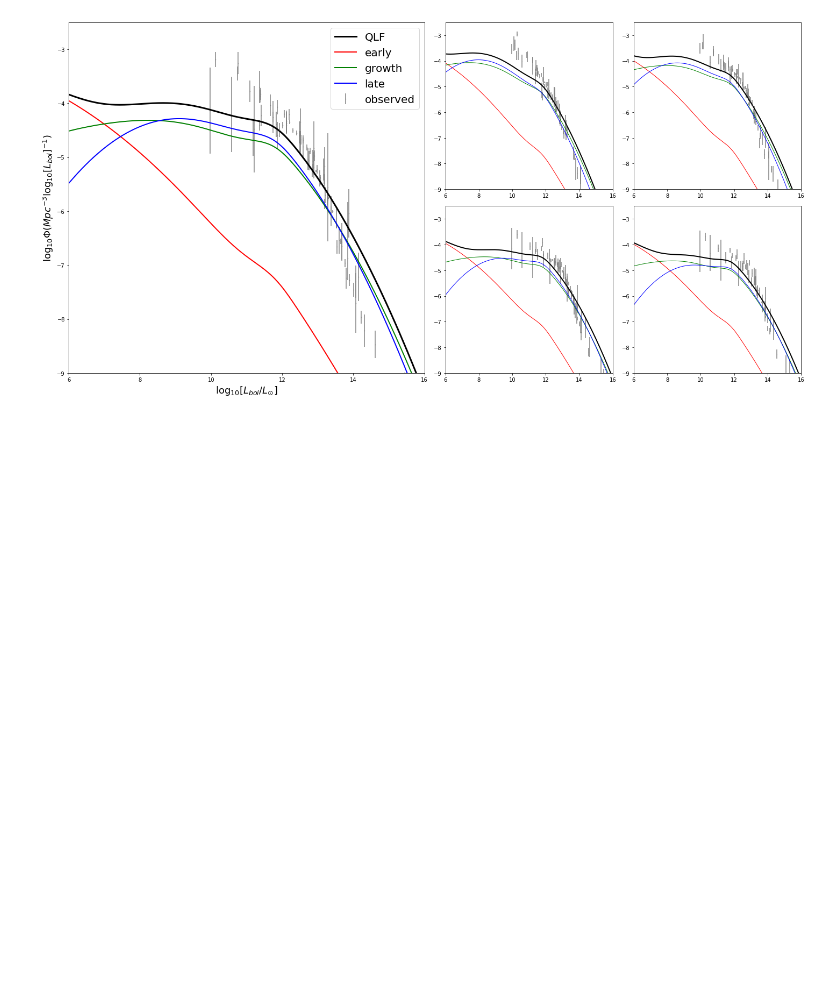
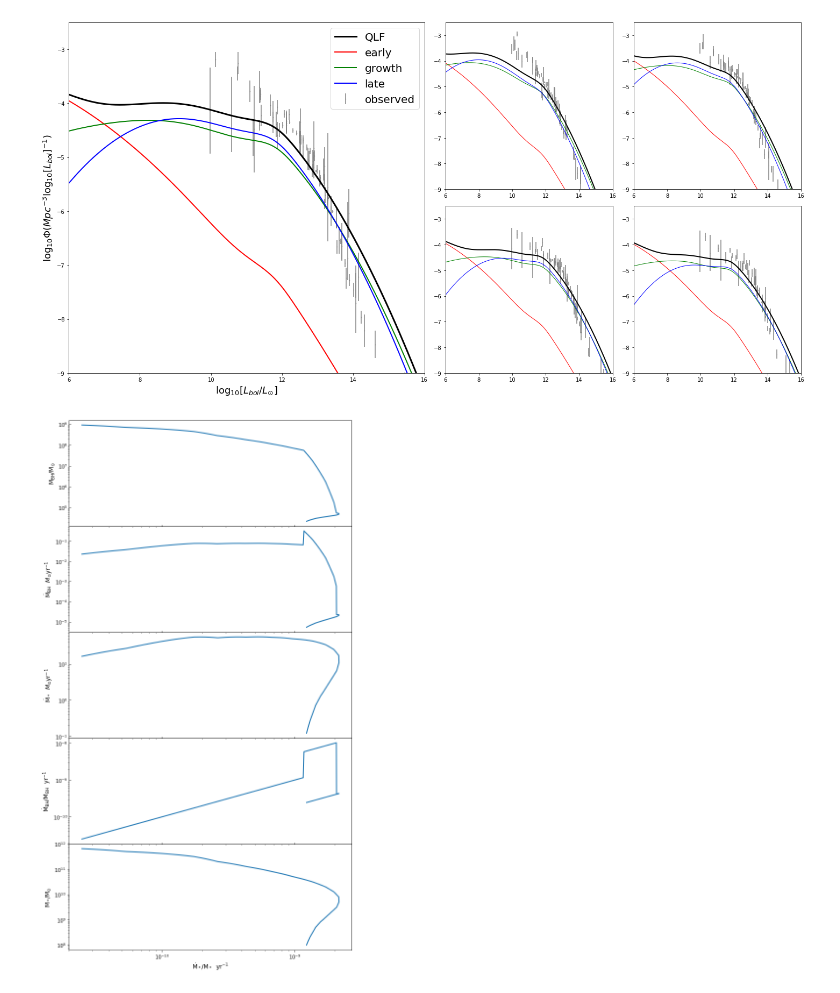
Before and after one commit to megantillman/get_QLF, a Jupyter notebook: paper_plots.ipynb, the cells around one changed output. Cells and saved outputs as stored; diff of their text form; code cells hidden in the pictures; blank space fills up the shorter version.

Commit message:
trying to fix the smhm scatter

```diff
--- a/paper_plots.ipynb
+++ b/paper_plots.ipynb
@@ -474,3 +474,76 @@ for z, i, j in zip([0.5,1.0,2.0,2.5],[0,0,1,1],[2,3,2,3]):
 plt.tight_layout()
 # %% [output]
 [figure]
+# %%
+# qlf = QLF(1.5, 500)
+# qlf.get_dNdlnMstar(0.7)
+# qlf.get_SMBM(0.3)
+# qlf.LumBins = np.linspace(6,18,1000)
+# qlf.get_dNdlnL([5,3])
+# MdotBH = np.e**(qlf.Mdot_mu_sig[:,3])/(3.17098e-8*2e33) ## Mdot yr-1
+# MdotStar = np.e**qlf.Mdot_mu_sig[:,5] * 10**(qlf.StellBins)
+# SSFR = np.e**qlf.Mdot_mu_sig[:,5]
+# SBHR = np.e**qlf.Mdot_mu_sig[:,4] * 3.154e7
+# Mbh = 10**(qlf.StellBins * qlf.m + qlf.b)
+#Mstar = 10**qlf.StellBins
+
+y_list1 = [SSFR, SBHR, MdotStar, MdotBH, Mbh]
+x1, file1, xlabel1 = Mstar, 'Mstar', r'$\rmM_*/M_{\odot}$'
+y_list2 = [SSFR, SBHR, MdotStar, MdotBH, Mstar]
+x2, file2, xlabel2 = Mbh, 'Mbh', r'$\rmM_{\rmBH}/M_{\odot}$'
+y_list3 = [SSFR, SBHR, MdotStar, Mstar, Mbh]
+x3, file3, xlabel3 = MdotBH, 'MdotBH', r'$\dot{\rmM}_{\rmBH} \ \ M_{\odot} \rmyr^{-1}$'
+y_list4 = [SSFR, SBHR, Mstar, MdotBH, Mbh]
+x4, file4, xlabel4 = MdotStar, 'MdotStar', r'$\dot{\rmM}_* \ \ M_{\odot} \rmyr^{-1}$'
+y_list5 = [SSFR, Mstar, MdotStar, MdotBH, Mbh]
+x5, file5, xlabel5 = SBHR, 'SBHR', r'$\dot{\rmM}_{\rmBH}/\rmM_{\rmBH} \ \ \rmyr^{-1}$'
+y_list6 = [Mstar, SBHR, MdotStar, MdotBH, Mbh]
+x6, file6, xlabel6 = SSFR, 'SSFR', r'$\dot{\rmM}_*/\rmM_* \ \ \rmyr^{-1}$'
+
+label_list1 = [r'$\dot{\rmM}_*/\rmM_* \ \ \rmyr^{-1}$', r'$\dot{\rmM}_{\rmBH}/\rmM_{\rmBH} \ \ \rmyr^{-1}$',\
+              r'$\dot{\rmM}_* \ \ M_{\odot} \rmyr^{-1}$', r'$\dot{\rmM}_{\rmBH} \ \ M_{\odot} \rmyr^{-1}$', r'$\rmM_{\rmBH}/M_{\odot}$']
+label_list2 = [r'$\dot{\rmM}_*/\rmM_* \ \ \rmyr^{-1}$', r'$\dot{\rmM}_{\rmBH}/\rmM_{\rmBH} \ \ \rmyr^{-1}$',\
+              r'$\dot{\rmM}_* \ \ M_{\odot} \rmyr^{-1}$', r'$\dot{\rmM}_{\rmBH} \ \ M_{\odot} \rmyr^{-1}$', r'$\rmM_*/M_{\odot}$']
+label_list3 = [r'$\dot{\rmM}_*/\rmM_* \ \ \rmyr^{-1}$', r'$\dot{\rmM}_{\rmBH}/\rmM_{\rmBH} \ \ \rmyr^{-1}$',\
+              r'$\dot{\rmM}_* \ \ M_{\odot} \rmyr^{-1}$', r'$\rmM_*/M_{\odot}$', r'$\rmM_{\rmBH}/M_{\odot}$']
+label_list4 = [r'$\dot{\rmM}_*/\rmM_* \ \ \rmyr^{-1}$', r'$\dot{\rmM}_{\rmBH}/\rmM_{\rmBH} \ \ \rmyr^{-1}$',\
+              r'$\rmM_*/M_{\odot}$', r'$\dot{\rmM}_{\rmBH} \ \ M_{\odot} \rmyr^{-1}$', r'$\rmM_{\rmBH}/M_{\odot}$']
+label_list5 = [r'$\dot{\rmM}_*/\rmM_* \ \ \rmyr^{-1}$', r'$\rmM_*/M_{\odot}$',\
+              r'$\dot{\rmM}_* \ \ M_{\odot} \rmyr^{-1}$', r'$\dot{\rmM}_{\rmBH} \ \ M_{\odot} \rmyr^{-1}$', r'$\rmM_{\rmBH}/M_{\odot}$']
+label_list6 = [r'$\rmM_*/M_{\odot}$', r'$\dot{\rmM}_{\rmBH}/\rmM_{\rmBH} \ \ \rmyr^{-1}$',\
+              r'$\dot{\rmM}_* \ \ M_{\odot} \rmyr^{-1}$', r'$\dot{\rmM}_{\rmBH} \ \ M_{\odot} \rmyr^{-1}$', r'$\rmM_{\rmBH}/M_{\odot}$']
+
+y_lists = [y_list1, y_list2, y_list3, y_list4, y_list5, y_list6,]
+xs = [x1, x2, x3, x4, x5, x6]
+files = [file1, file2, file3, file4, file5, file6]
+xlabels = [xlabel1, xlabel2, xlabel3, xlabel4, xlabel5, xlabel6]
+label_lists = [label_list1, label_list2, label_list3, label_list4, label_list5, label_list6]
+
+lw = 2
+fs = 12
+
+for y_list, x, file, xlabel, label_list in zip(y_lists, xs, files, xlabels, label_lists):
+    plt.close('all')
+    fig = plt.figure(figsize=(10,20))
+
+    ax1 = fig.add_axes([0.1, 0.1, 0.8, 0.15])
+    ax2 = fig.add_axes([0.1, 0.25, 0.8, 0.15], sharex = ax1)
+    ax3 = fig.add_axes([0.1, 0.4, 0.8, 0.15], sharex = ax1)
+    ax4 = fig.add_axes([0.1, 0.55, 0.8, 0.15], sharex = ax1)
+    ax5 = fig.add_axes([0.1, 0.70, 0.8, 0.15], sharex = ax1)
+    for ax, y, label in zip([ax1, ax2, ax3, ax4, ax5], y_list, label_list):
+
+        ax.plot(x, y, lw = lw)
+        ax.set_ylabel(label, fontsize = fs)
+        ax.set_yscale('log')
+        ax.set_xscale('log')
+
+        if ax != ax1:
+            ax.tick_params(direction='in')
+            plt.setp(ax.get_xticklabels(), visible=False)
+        else:
+            ax.set_xlabel(xlabel, fontsize = fs)
+
+    plt.savefig('plots/paper-plots/accretion_'+file+'.pdf')
+# %% [output]
+[figure, added]
```
Also changed, not shown: parts of 2 cells of this notebook, 1 other file.
